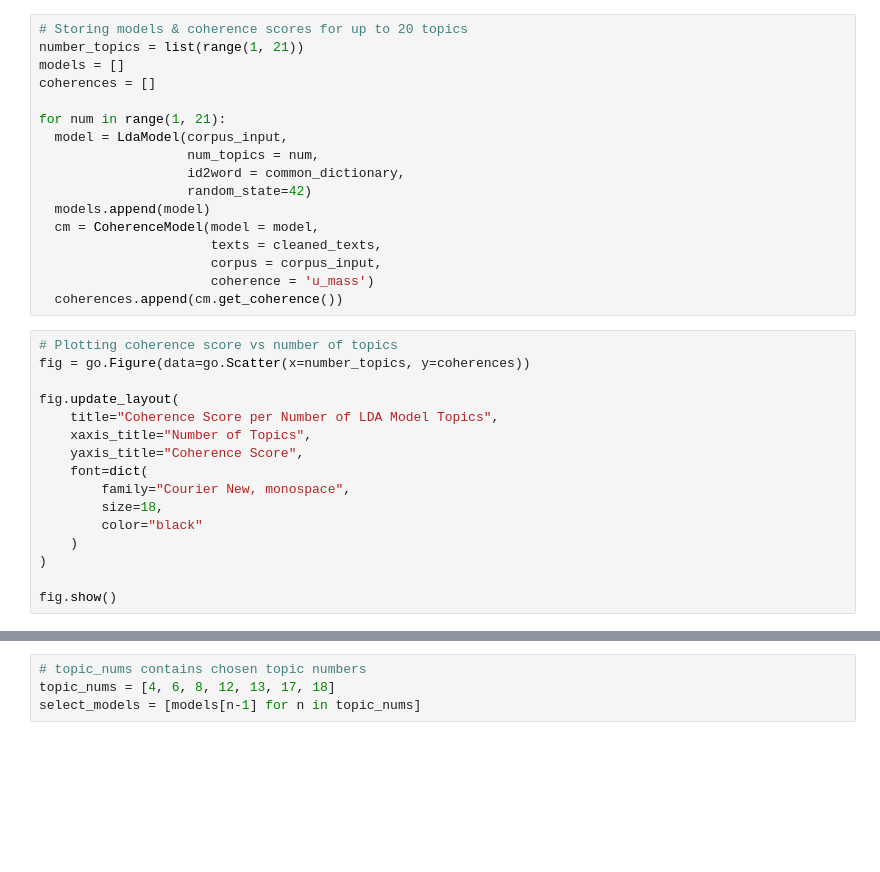
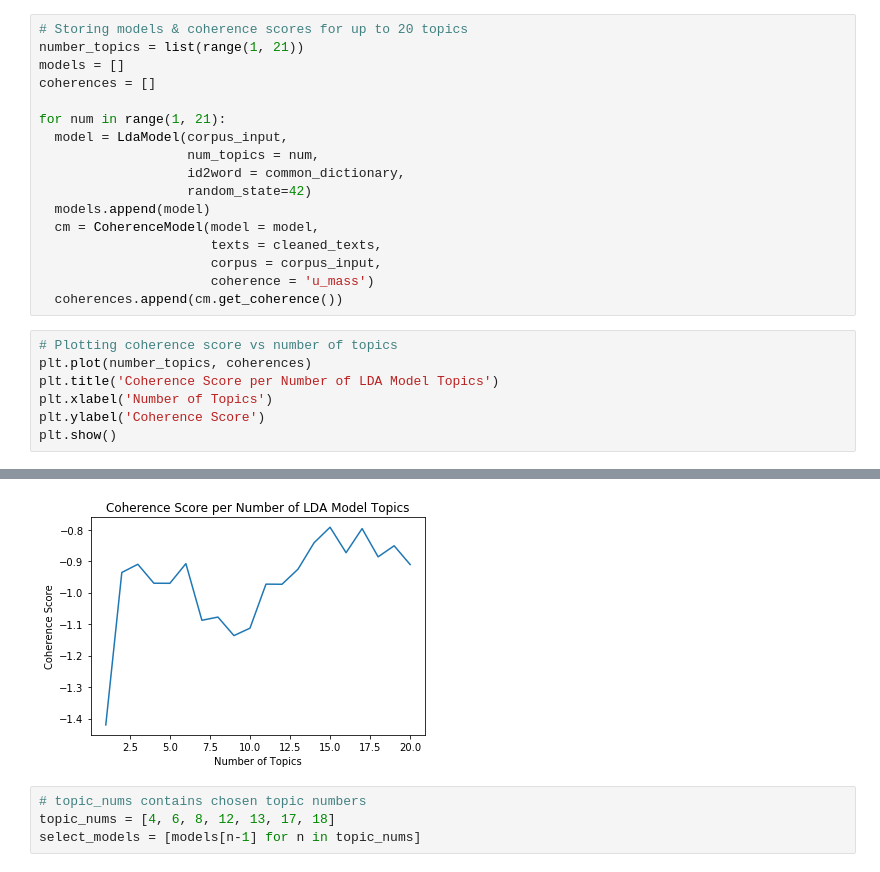
Before and after one commit to mandiema/tdconsulting, a Jupyter notebook: topic_modeling_lda.ipynb, the cells around one changed output, grey strips where cells are left out. Saved outputs shown, nothing was run; the diff lists cells and outputs as text; blank space fills up the shorter version.

Commit message:
update visualization

```diff
--- a/topic_modeling_lda.ipynb
+++ b/topic_modeling_lda.ipynb
@@ -302,18 +302,9 @@ for num in range(1, 21):
   coherences.append(cm.get_coherence())
 # %%
 # Plotting coherence score vs number of topics
-fig = go.Figure(data=go.Scatter(x=number_topics, y=coherences))
-
-fig.update_layout(
-    title="Coherence Score per Number of LDA Model Topics",
-    xaxis_title="Number of Topics",
-    yaxis_title="Coherence Score",
-    font=dict(
-        family="Courier New, monospace",
-        size=18,
-        color="black"
-    )
-)
-
-fig.show()
+plt.plot(number_topics, coherences)
+plt.title('Coherence Score per Number of LDA Model Topics')
+plt.xlabel('Number of Topics')
+plt.ylabel('Coherence Score')
+plt.show()
 # %% [output]
@@ -321,3 +311,4 @@ fig.show()
+[figure, added]
 # %%
 # topic_nums contains chosen topic numbers
 topic_nums = [4, 6, 8, 12, 13, 17, 18]
```
Also changed, not shown: parts of 1 cell of this notebook, 2 other files.
